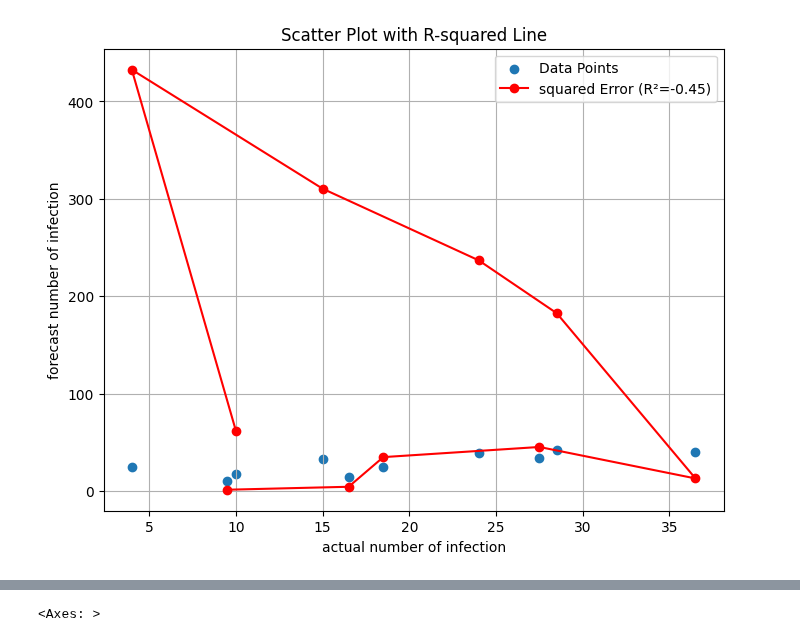
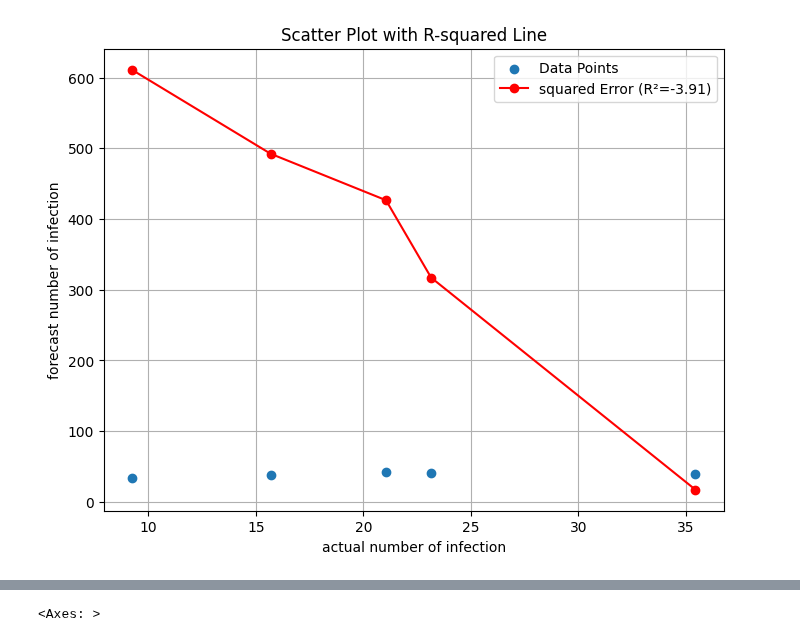
Before and after one commit to meonghiem/GR3, a Jupyter notebook: src/a.ipynb, the cells around one changed output, grey strips where cells are left out. Cells and saved outputs as stored; diff of their text form; code cells hidden in the pictures.

Commit message:
month

```diff
--- a/src/a.ipynb
+++ b/src/a.ipynb
@@ -121,0 +188,4 @@ def plot(testY, forecasts):
+# %%
+linear_df = impute_df.copy()
+linear_df['case'] = linear_df['case'].interpolate(method='linear')
+plot_month_per_year(linear_df, 'case')
@@ -122,6 +200,10 @@ def plot(testY, forecasts):
 # %%
+from sklearn.preprocessing import MinMaxScaler, RobustScaler, StandardScaler
 def moving_average(data, window_size):
     return data.rolling(window=window_size).mean()
+
+def exponential_moving_average(data, span):
+    return data.ewm(span=span, adjust=False).mean()
 
 def prepare_data(df, is_ma=False, scaler =None):
     import pandas as pd
@@ -131,7 +213,7 @@ def prepare_data(df, is_ma=False, scaler =None):
         # Apply Moving Average Filter
         window_size = 2
 
-        df_['case'] = moving_average(df_['case'], window_size)
+        df_['case'] = exponential_moving_average(df_['case'], window_size)
         df_ = df_.dropna()
     dataset = df_.values
     if scaler:
@@ -139,15 +221,15 @@ def prepare_data(df, is_ma=False, scaler =None):
         dataset = scaler.fit_transform(flattened_dataset.reshape(-1,1))
         dataset = dataset.reshape(dataset.shape)
     return  dataset
-from sklearn.preprocessing import MinMaxScaler, RobustScaler
+
 scaler = MinMaxScaler()
-dataset = prepare_data(df, scaler=scaler, is_ma=True)
+dataset = prepare_data(df = linear_df, scaler=scaler, is_ma=True)
 # %%
 
 #process data
 num_predict = 5
-look_back = 15
-test_size = num_predict * 2
+look_back = 8
+test_size = num_predict
 train = dataset[: -test_size,:]
 test = dataset[-test_size - look_back:,:]
 
@@ -226,7 +350,7 @@ def build_model(input_shape, dropout=None, unit=64, optimizer='adam'):
 from keras.callbacks import EarlyStopping
 from keras.callbacks import ModelCheckpoint
 import os
-model = build_model(input_shape=(trainX.shape[1], trainX.shape[2]), unit=64)
+model = build_model(input_shape=(trainX.shape[1], trainX.shape[2]), unit=32)
 es = EarlyStopping(monitor='loss', mode='min', verbose=1, patience=5)
 file_path = os.path.join('../model', 'test.keras')
 
@@ -273,7 +397,7 @@ plot(testY_, forecasts)
 # %%
-plot_r2(testY_.flatten(), forecasts.flatten())
+plot_r2(testY_.flatten()[:6], forecasts.flatten()[:6])
 # %% [output]
-[figure, old version]
+[figure, new version]
 # %%
 r2 = r2_score(testY_.flatten(), forecasts.flatten())
 r2
```
Also changed, not shown: parts of 13 cells of this notebook, 4 other files.
